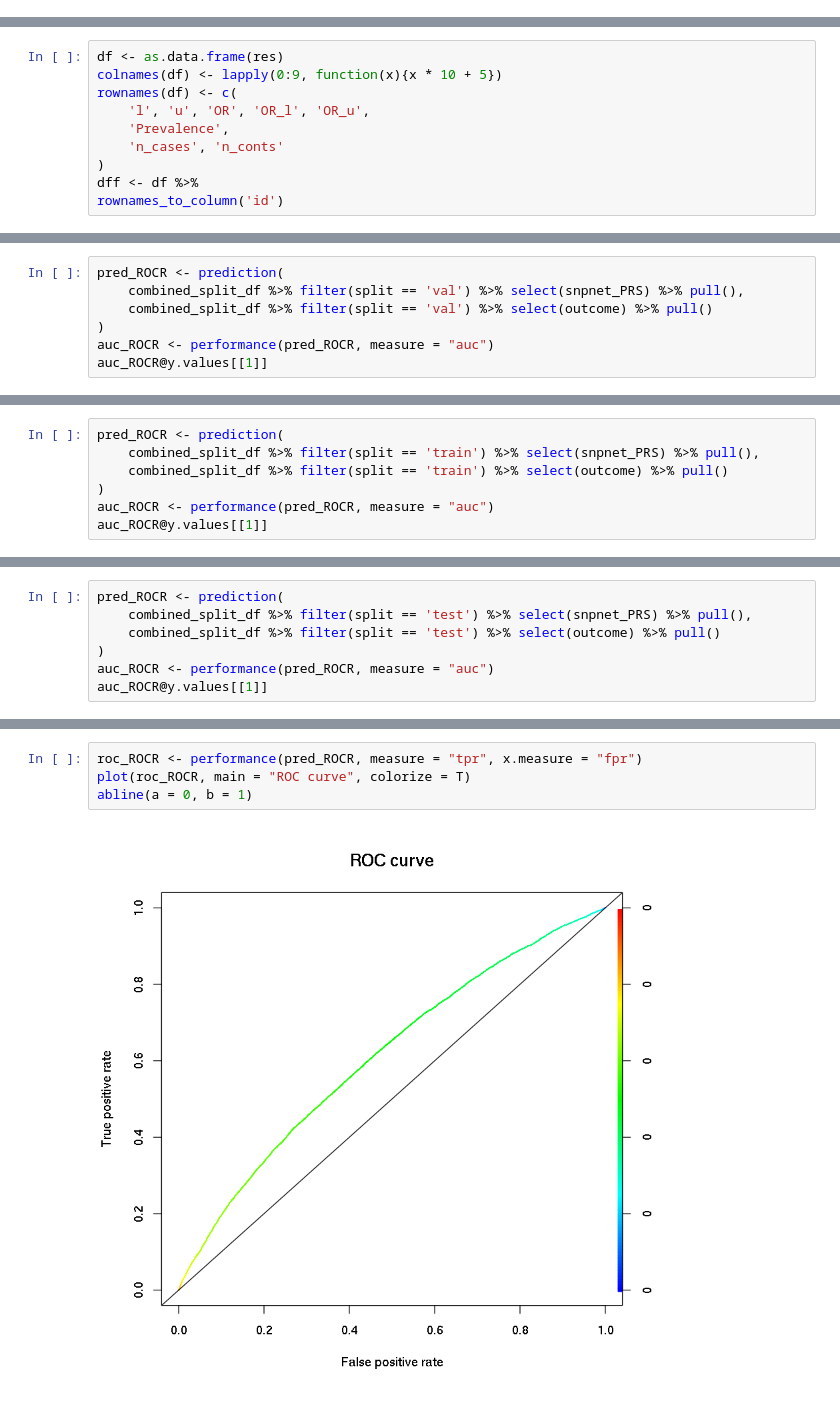
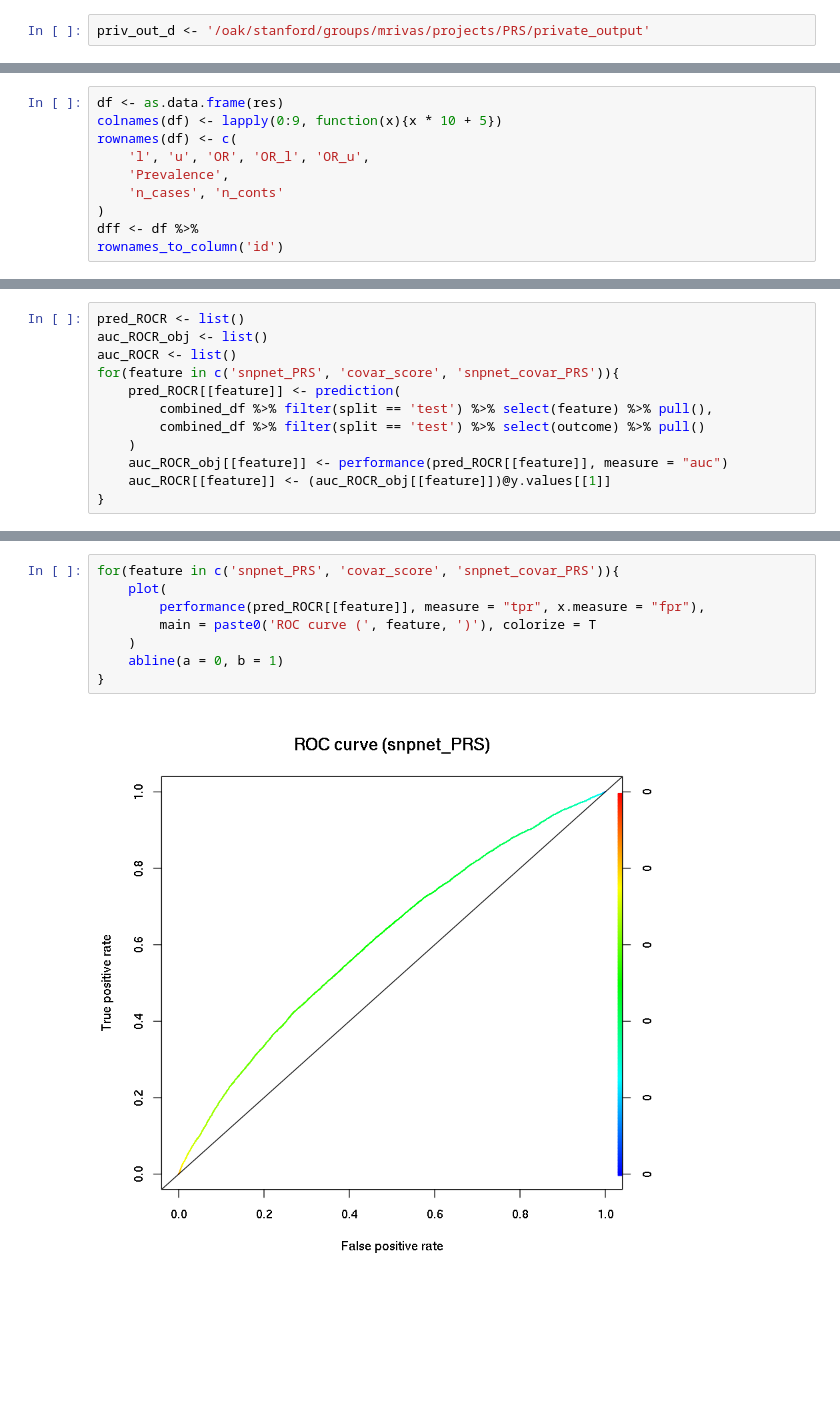
Before and after one commit to rivas-lab/PRS, a Jupyter notebook: notebook/20190708/HC382_PRS_sumstats.ipynb, the cells around one changed output, grey strips where cells are left out. Saved outputs shown, nothing was run; the diff lists cells and outputs as text; blank space fills up the shorter version.

```diff
--- a/notebook/20190708/HC382_PRS_sumstats.ipynb
+++ b/notebook/20190708/HC382_PRS_sumstats.ipynb
@@ -25 +28,3 @@ The following object is masked from ‘package:purrr’:
+# %%
+priv_out_d <- '/oak/stanford/groups/mrivas/projects/PRS/private_output'
 # %%
@@ -165,7 +147,12 @@ The following object is masked from ‘package:stats’:
 # %%
-pred_ROCR <- prediction(
-    combined_split_df %>% filter(split == 'val') %>% select(snpnet_PRS) %>% pull(),
-    combined_split_df %>% filter(split == 'val') %>% select(outcome) %>% pull()
-)
-auc_ROCR <- performance(pred_ROCR, measure = "auc")
-auc_ROCR@y.values[[1]]
+pred_ROCR <- list()
+auc_ROCR_obj <- list()
+auc_ROCR <- list()
+for(feature in c('snpnet_PRS', 'covar_score', 'snpnet_covar_PRS')){
+    pred_ROCR[[feature]] <- prediction(
+        combined_df %>% filter(split == 'test') %>% select(feature) %>% pull(),
+        combined_df %>% filter(split == 'test') %>% select(outcome) %>% pull()
+    )
+    auc_ROCR_obj[[feature]] <- performance(pred_ROCR[[feature]], measure = "auc")
+    auc_ROCR[[feature]] <- (auc_ROCR_obj[[feature]])@y.values[[1]]
+}
@@ -174,7 +158,0 @@ auc_ROCR@y.values[[1]]
-# %%
-pred_ROCR <- prediction(
-    combined_split_df %>% filter(split == 'train') %>% select(snpnet_PRS) %>% pull(),
-    combined_split_df %>% filter(split == 'train') %>% select(outcome) %>% pull()
-)
-auc_ROCR <- performance(pred_ROCR, measure = "auc")
-auc_ROCR@y.values[[1]]
@@ -183,7 +158,0 @@ auc_ROCR@y.values[[1]]
-# %%
-pred_ROCR <- prediction(
-    combined_split_df %>% filter(split == 'test') %>% select(snpnet_PRS) %>% pull(),
-    combined_split_df %>% filter(split == 'test') %>% select(outcome) %>% pull()
-)
-auc_ROCR <- performance(pred_ROCR, measure = "auc")
-auc_ROCR@y.values[[1]]
@@ -192,6 +170,10 @@ auc_ROCR@y.values[[1]]
 # %%
-roc_ROCR <- performance(pred_ROCR, measure = "tpr", x.measure = "fpr")
-plot(roc_ROCR, main = "ROC curve", colorize = T)
-abline(a = 0, b = 1)
+for(feature in c('snpnet_PRS', 'covar_score', 'snpnet_covar_PRS')){
+    plot(
+        performance(pred_ROCR[[feature]], measure = "tpr", x.measure = "fpr"),
+        main = paste0('ROC curve (', feature, ')'), colorize = T
+    )
+    abline(a = 0, b = 1)
+}
 # %% [output]
-[figure, old version]
+[figure, new version]
```
Also changed, not shown: parts of 25 cells of this notebook, 35 other files.
